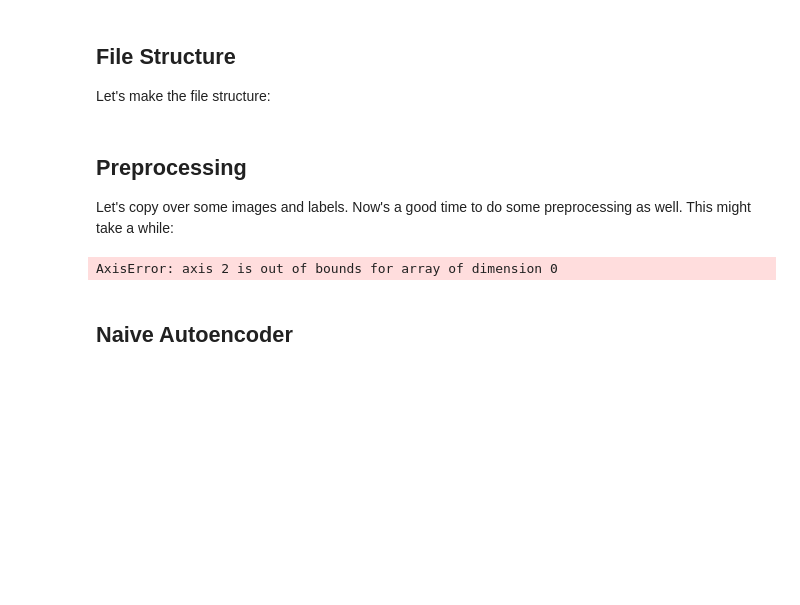
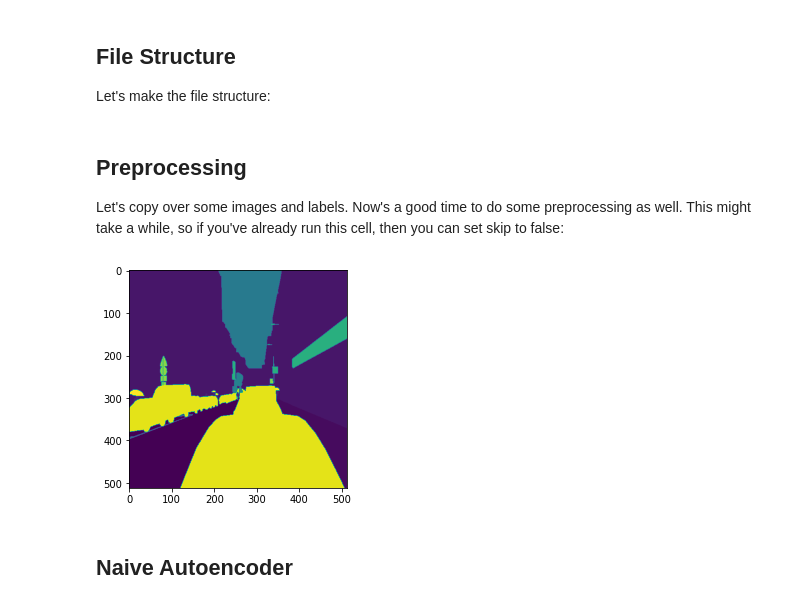
Before and after one commit to lenny-z/csci-s89-final-project, a Jupyter notebook: Final Project.ipynb, the cells around one changed output. Drawn from its saved outputs; the diff is of its cells as text; code cells hidden in the pictures; blank space fills up the shorter version.

Commit message:
Saved image as grayscale

```diff
--- a/Final Project.ipynb
+++ b/Final Project.ipynb
@@ -45,12 +50,12 @@ config = json.load(config_file)
 cats_to_colors = list(map(lambda x: x['color'], config['labels']))
 
 def to_cats(colors):
-    cats = np.zeros((colors.shape[0], colors.shape[1]))
+    cats = np.zeros((colors.shape[0], colors.shape[1], 1))
 
     for i in range(len(cats_to_colors)):
         color = cats_to_colors[i]
-        mask = np.all(label == color, axis=2)
-        cats[mask] = i
+        mask = np.all(colors == color, axis=2)
+        cats[mask] = [i]
 
     return cats.astype(int)
 
@@ -98,7 +103,7 @@ val_y_dir = sub_dir(val_dir, 'y')
 test_dir = sub_dir(base_dir, 'test')
 # %% [markdown]
 ## Preprocessing
-Let's copy over some images and labels. Now's a good time to do some preprocessing as well. This might take a while:
+Let's copy over some images and labels. Now's a good time to do some preprocessing as well. This might take a while, so if you've already run this cell, then you can set skip to false:
 # %%
 import random
 
@@ -124,68 +129,37 @@ def clear_dir(my_dir):
 
     for file_name in file_names:
         os.remove(os.path.join(my_dir, file_name))
 
 def process_images(src_dir, dest_dir, file_names):
     clear_dir(dest_dir)
 
     for file_name in file_names:
         image = get_image(src_dir, file_name)
         image = utils.img_to_array(image)
         image = resize(image)
         utils.save_img(os.path.join(dest_dir, file_name), image)
 
-# clear_dir(train_x_dir)
-
-# for file_name in file_names:
-#     image = get_image(train_x_src_dir, file_name)
-#     image = utils.img_to_array(image)
-#     image = resize(image)
-#     utils.save_img(os.path.join(train_x_dir, file_name), image)
-
 process_images(train_x_src_dir, train_x_dir, file_names)
-
-# clear_dir(train_y_dir)
 
 def set_ext(file_name, ext):
     return os.path.splitext(file_name)[0] + ext
 
 def process_labels(src_dir, dest_dir, file_names):
     clear_dir(dest_dir)
 
     for file_name in file_names:
         label = get_image(src_dir, file_name)
         label = utils.img_to_array(label)
         label = resize_nearest(label)
+#         print(label)
         label = to_cats(label)
-        utils.save_img(os.path.join(dest_dir, file_name), label)
+        utils.save_img(os.path.join(dest_dir, file_name), label, scale=False)
 
 file_names = list(map(lambda x: set_ext(x, '.png'), file_names))
-
-# for file_name in file_names:
-#     label = get_image(train_y_src_dir, file_name)
-#     label = utils.img_to_array(label)
-#     label = resize_nearest(image)
-#     label = to_cats(label)
-#     utils.save_img(os.path.join(train_y_dir, file_name), label, scale=False)
 process_labels(train_y_src_dir, train_y_dir, file_names)
-# clear_dir(train_y_dir)
-# copy_files('data/training/v2.0/labels', train_y_dir, list(map(lambda x : set_ext(x, '.png'), file_names)))
-
-# clear_dir(val_x_src_dir)
-# file_names = random.sample(os.listdir(val_x_src_dir), val_size)
-show_first(train_y_dir)
-# for file_name in file_names:
-#     image = get_image(train_x_src_dir,)
-# clear_dir(val_x_dir)
-# copy_files('data/validation/images', val_x_dir, file_names)
-# clear_dir(val_y_dir)
-# copy_files('data/validation/v2.0/labels', val_y_dir, list(map(lambda x : set_ext(x, '.png'), file_names)))
-
-# file_names = random.sample(os.listdir('data/testing/images'), test_size)
-# clear_dir(test_dir)
-# copy_files('data/testing/images', test_dir, file_names)
+show_first(train_y_dir, 'grayscale')
 # %% [output]
-AxisError: axis 2 is out of bounds for array of dimension 0
+[figure, added]
 # %% [markdown]
 ## Naive Autoencoder
 # %%
```
Also changed, not shown: parts of 1 cell of this notebook.
